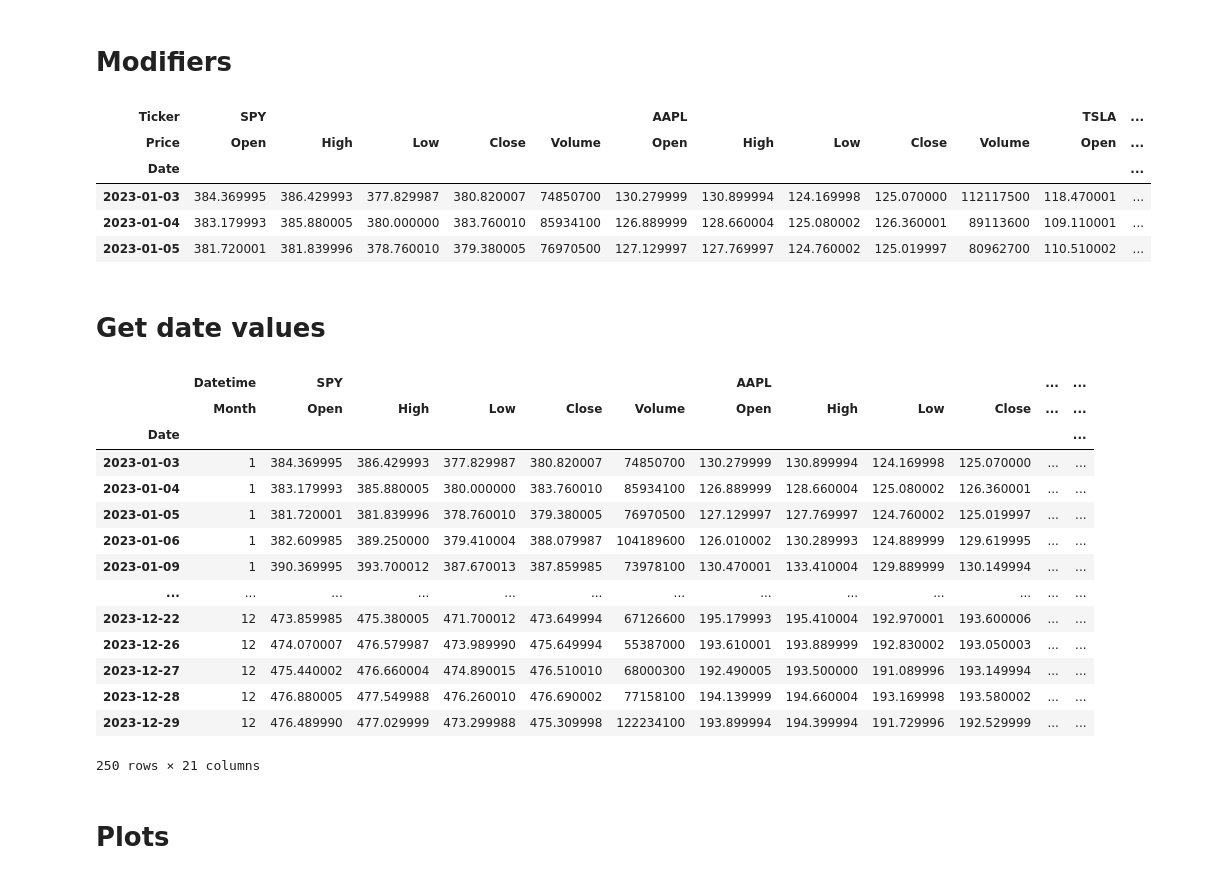
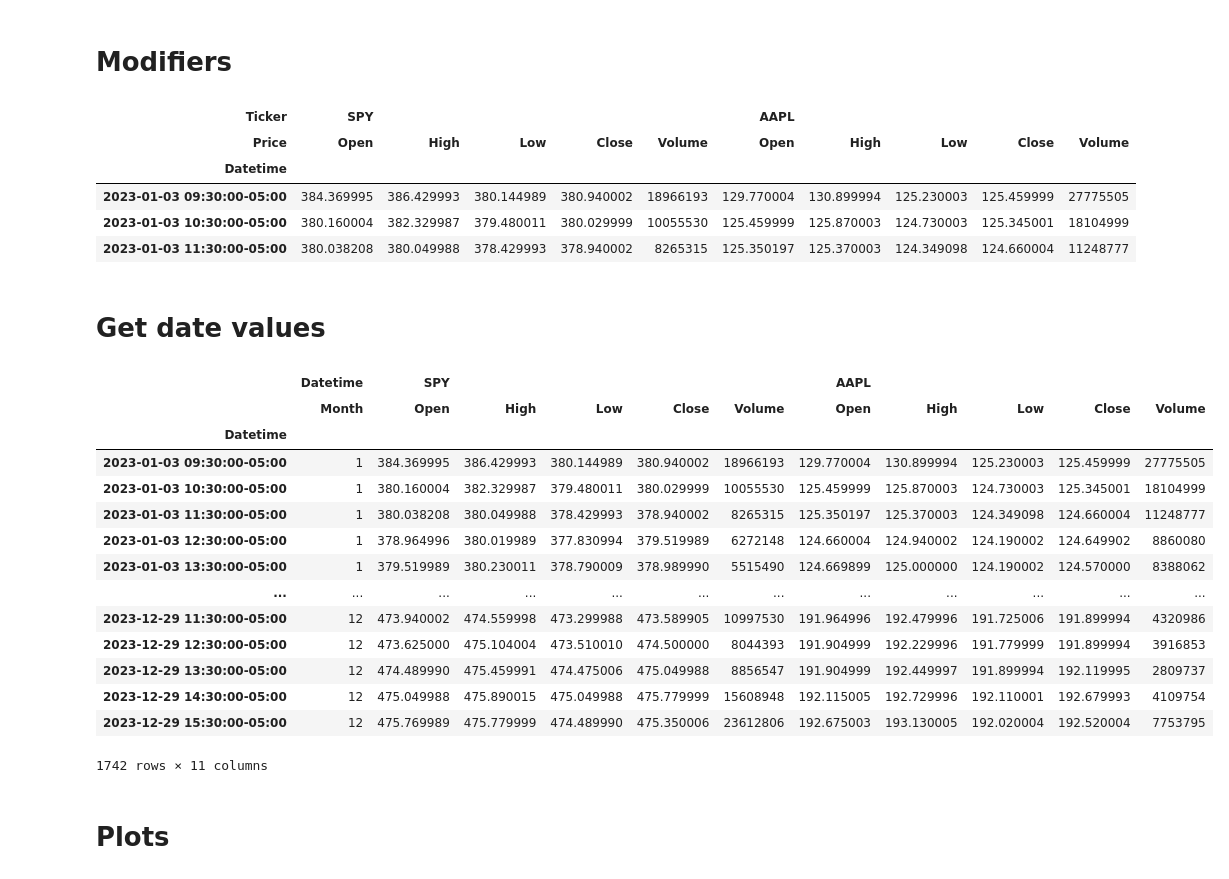
Before and after one commit to AndryADSM/Asset-Analyzer, a Jupyter notebook: asset_analyzer.ipynb, the cells around one changed output. Drawn from its saved outputs; the diff is of its cells as text; code cells hidden in the pictures.

```diff
--- a/asset_analyzer.ipynb
+++ b/asset_analyzer.ipynb
@@ -122,8 +123,8 @@ def download_data(
         data.columns = pd.MultiIndex.from_product([tickers, data.columns], names=['Ticker', 'Price'])
     return data[tickers]
 
-tickers = ['SPY', 'AAPL', 'TSLA', 'KO']#, 'DIS', 'BAC', 'XOM', 'GLD', 'CMG', 'USO', 'META']
+tickers = ['SPY', 'AAPL']#, 'TSLA', 'KO']#, 'DIS', 'BAC', 'XOM', 'GLD', 'CMG', 'USO', 'META']
 # ['SPY', 'AAPL', 'META', 'GOOGL', 'MSFT', 'NFLX', 'DIS', 'AMZN', 'TSLA', 'MRNA', 'CMG', 'AMD', 'NVDA', 'BAC', 'XOM', 'CVX', 'USO', 'SLV', 'GLD']
-data = download_data(tickers, '2023-01-01', '2024-01-01')
-data
+data = download_data(tickers, '2023-01-01', '2024-01-01', '1h')
+# data
 # %% [output]
@@ -411,16 +451,16 @@ def drop_columns(
 
 drop_columns(data_mod, 'Adj Close', inplace=True).head(3)
 # %% [output]
-| Ticker | SPY |  |  |  |  | AAPL |  |  |  |  | TSLA | ... |
-| Price | Open | High | Low | Close | Volume | Open | High | Low | Close | Volume | Open | ... |
-| Date |  |  |  |  |  |  |  |  |  |  |  | ... |
-| 2023-01-03 | 384.369995 | 386.429993 | 377.829987 | 380.820007 | 74850700 | 130.279999 | 130.899994 | 124.169998 | 125.070000 | 112117500 | 118.470001 | ... |
-| 2023-01-04 | 383.179993 | 385.880005 | 380.000000 | 383.760010 | 85934100 | 126.889999 | 128.660004 | 125.080002 | 126.360001 | 89113600 | 109.110001 | ... |
-| 2023-01-05 | 381.720001 | 381.839996 | 378.760010 | 379.380005 | 76970500 | 127.129997 | 127.769997 | 124.760002 | 125.019997 | 80962700 | 110.510002 | ... |
+| Ticker | SPY |  |  |  |  | AAPL |  |  |  |  |
+| Price | Open | High | Low | Close | Volume | Open | High | Low | Close | Volume |
+| Datetime |  |  |  |  |  |  |  |  |  |  |
+| 2023-01-03 09:30:00-05:00 | 384.369995 | 386.429993 | 380.144989 | 380.940002 | 18966193 | 129.770004 | 130.899994 | 125.230003 | 125.459999 | 27775505 |
+| 2023-01-03 10:30:00-05:00 | 380.160004 | 382.329987 | 379.480011 | 380.029999 | 10055530 | 125.459999 | 125.870003 | 124.730003 | 125.345001 | 18104999 |
+| 2023-01-03 11:30:00-05:00 | 380.038208 | 380.049988 | 378.429993 | 378.940002 | 8265315 | 125.350197 | 125.370003 | 124.349098 | 124.660004 | 11248777 |
 # %% [markdown]
 # Get date values
 # %%
-def get_datetime(
+def from_datetime(
     data:   pd.DataFrame,
     get:    str,
     *,
@@ -442,49 +482,53 @@ def get_datetime(
     #### Returns DataFrame
     """
 
+    # Check the input for interval is valid
     inputs = ['minute', 'hour', 'weekday', 'day_name', 'day', 'month', 'month_name', 'quarter', 'year']
     if get not in inputs:
         raise ValueError(f'Invalid input, get=\'{get}\', valid inputs are: {inputs}')
 
+    # Check if the column already exist and do nothing
     if concat and f'{get.capitalize()}' in data.columns.get_level_values(1).unique():
         raise Exception(f'Already a column named \'{get}\'.')
 
     df = pd.DataFrame(index=data.index)
     dt = data.index.to_frame().iloc[:,0].dt
 
+    # Get the actual datetime
     if 'name' in get:
         dt = eval(f'dt.{get}()')
     elif get == 'weekday':
         dt = dt.weekday + 1
     else:
         dt = eval(f'dt.{get}')
     df[f'{get.capitalize()}'] = dt
 
+    # If to concatenate with the data
     if concat:
         df.columns = pd.MultiIndex.from_arrays([['Datetime'], [f'{get.capitalize()}']])
         if place == 'end':
             return pd.concat([data, df], axis=1)
         return pd.concat([df, data], axis=1)
     return df
 
-data_mod = get_datetime(data_mod, 'month', concat=True)
+data_mod = from_datetime(data_mod, 'month', concat=True)
 data_mod
 # %% [output]
-|  | Datetime | SPY |  |  |  |  | AAPL |  |  |  | ... | ... |
-|  | Month | Open | High | Low | Close | Volume | Open | High | Low | Close | ... | ... |
-| Date |  |  |  |  |  |  |  |  |  |  |  | ... |
-| 2023-01-03 | 1 | 384.369995 | 386.429993 | 377.829987 | 380.820007 | 74850700 | 130.279999 | 130.899994 | 124.169998 | 125.070000 | ... | ... |
-| 2023-01-04 | 1 | 383.179993 | 385.880005 | 380.000000 | 383.760010 | 85934100 | 126.889999 | 128.660004 | 125.080002 | 126.360001 | ... | ... |
-| 2023-01-05 | 1 | 381.720001 | 381.839996 | 378.760010 | 379.380005 | 76970500 | 127.129997 | 127.769997 | 124.760002 | 125.019997 | ... | ... |
-| 2023-01-06 | 1 | 382.609985 | 389.250000 | 379.410004 | 388.079987 | 104189600 | 126.010002 | 130.289993 | 124.889999 | 129.619995 | ... | ... |
-| 2023-01-09 | 1 | 390.369995 | 393.700012 | 387.670013 | 387.859985 | 73978100 | 130.470001 | 133.410004 | 129.889999 | 130.149994 | ... | ... |
-| ... | ... | ... | ... | ... | ... | ... | ... | ... | ... | ... | ... | ... |
-| 2023-12-22 | 12 | 473.859985 | 475.380005 | 471.700012 | 473.649994 | 67126600 | 195.179993 | 195.410004 | 192.970001 | 193.600006 | ... | ... |
-| 2023-12-26 | 12 | 474.070007 | 476.579987 | 473.989990 | 475.649994 | 55387000 | 193.610001 | 193.889999 | 192.830002 | 193.050003 | ... | ... |
-| 2023-12-27 | 12 | 475.440002 | 476.660004 | 474.890015 | 476.510010 | 68000300 | 192.490005 | 193.500000 | 191.089996 | 193.149994 | ... | ... |
-| 2023-12-28 | 12 | 476.880005 | 477.549988 | 476.260010 | 476.690002 | 77158100 | 194.139999 | 194.660004 | 193.169998 | 193.580002 | ... | ... |
-| 2023-12-29 | 12 | 476.489990 | 477.029999 | 473.299988 | 475.309998 | 122234100 | 193.899994 | 194.399994 | 191.729996 | 192.529999 | ... | ... |
+|  | Datetime | SPY |  |  |  |  | AAPL |  |  |  |  |
+|  | Month | Open | High | Low | Close | Volume | Open | High | Low | Close | Volume |
+| Datetime |  |  |  |  |  |  |  |  |  |  |  |
+| 2023-01-03 09:30:00-05:00 | 1 | 384.369995 | 386.429993 | 380.144989 | 380.940002 | 18966193 | 129.770004 | 130.899994 | 125.230003 | 125.459999 | 27775505 |
+| 2023-01-03 10:30:00-05:00 | 1 | 380.160004 | 382.329987 | 379.480011 | 380.029999 | 10055530 | 125.459999 | 125.870003 | 124.730003 | 125.345001 | 18104999 |
+| 2023-01-03 11:30:00-05:00 | 1 | 380.038208 | 380.049988 | 378.429993 | 378.940002 | 8265315 | 125.350197 | 125.370003 | 124.349098 | 124.660004 | 11248777 |
+| 2023-01-03 12:30:00-05:00 | 1 | 378.964996 | 380.019989 | 377.830994 | 379.519989 | 6272148 | 124.660004 | 124.940002 | 124.190002 | 124.649902 | 8860080 |
+| 2023-01-03 13:30:00-05:00 | 1 | 379.519989 | 380.230011 | 378.790009 | 378.989990 | 5515490 | 124.669899 | 125.000000 | 124.190002 | 124.570000 | 8388062 |
+| ... | ... | ... | ... | ... | ... | ... | ... | ... | ... | ... | ... |
+| 2023-12-29 11:30:00-05:00 | 12 | 473.940002 | 474.559998 | 473.299988 | 473.589905 | 10997530 | 191.964996 | 192.479996 | 191.725006 | 191.899994 | 4320986 |
+| 2023-12-29 12:30:00-05:00 | 12 | 473.625000 | 475.104004 | 473.510010 | 474.500000 | 8044393 | 191.904999 | 192.229996 | 191.779999 | 191.899994 | 3916853 |
+| 2023-12-29 13:30:00-05:00 | 12 | 474.489990 | 475.459991 | 474.475006 | 475.049988 | 8856547 | 191.904999 | 192.449997 | 191.899994 | 192.119995 | 2809737 |
+| 2023-12-29 14:30:00-05:00 | 12 | 475.049988 | 475.890015 | 475.049988 | 475.779999 | 15608948 | 192.115005 | 192.729996 | 192.110001 | 192.679993 | 4109754 |
+| 2023-12-29 15:30:00-05:00 | 12 | 475.769989 | 475.779999 | 474.489990 | 475.350006 | 23612806 | 192.675003 | 193.130005 | 192.020004 | 192.520004 | 7753795 |
-250 rows × 21 columns
+1742 rows × 11 columns
 # %% [markdown]
 # Plots
 # %%
```
Also changed, not shown: parts of 21 cells of this notebook.
